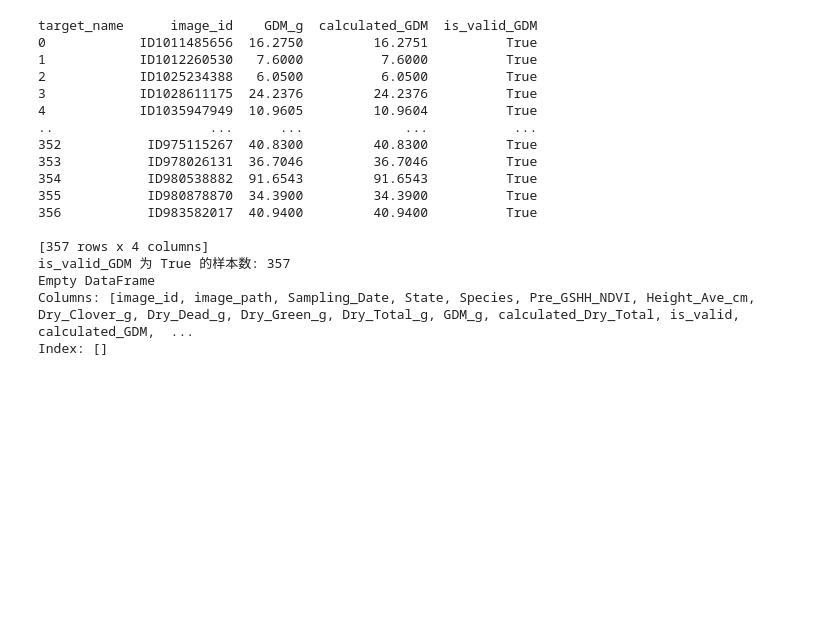
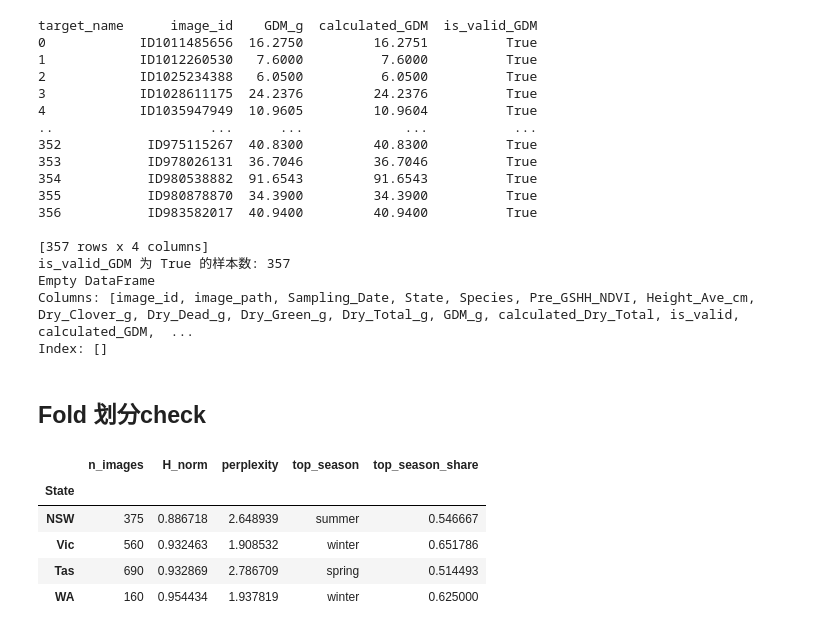
Before and after one commit to Happenmass/kaggle-csrio, a Jupyter notebook: data_feature_inspector/inspector.ipynb, the cells around one changed output. Saved outputs shown, nothing was run; the diff lists cells and outputs as text; code cells hidden in the pictures; blank space fills up the shorter version.

```diff
--- a/data_feature_inspector/inspector.ipynb
+++ b/data_feature_inspector/inspector.ipynb
@@ -240,3 +255,44 @@ is_valid_GDM 为 True 的样本数: 357
 Empty DataFrame
 Columns: [image_id, image_path, Sampling_Date, State, Species, Pre_GSHH_NDVI, Height_Ave_cm, Dry_Clover_g, Dry_Dead_g, Dry_Green_g, Dry_Total_g, GDM_g, calculated_Dry_Total, is_valid, calculated_GDM,  ...
 Index: []
+# %% [markdown]
+## Fold 划分check
+# %%
+import numpy as np
+
+def entropy(p, eps=1e-12):
+    p = np.asarray(p, dtype=float)
+    p = p[p > 0]
+    p = np.clip(p, eps, 1.0)
+    return float(-(p * np.log(p)).sum())
+
+def norm_entropy(p):
+    # 归一化到 [0,1]，便于不同类别数对比
+    p = np.asarray(p, dtype=float)
+    k = (p > 0).sum()
+    if k <= 1:
+        return 0.0
+    return entropy(p) / np.log(k)
+
+def perplexity(p):
+    # 有效类别数 = exp(H)
+    return float(np.exp(entropy(p)))
+
+# 2.1 每个 State 的 season 集中度
+p_state_season = season_per_state.div(season_per_state.sum(axis=1), axis=0)
+state_season_stats = pd.DataFrame({
+    "n_images": season_per_state.sum(axis=1),
+    "H_norm": p_state_season.apply(norm_entropy, axis=1),
+    "perplexity": p_state_season.apply(perplexity, axis=1),
+    "top_season": p_state_season.idxmax(axis=1),
+    "top_season_share": p_state_season.max(axis=1),
+}).sort_values(["H_norm","n_images"])
+
+state_season_stats
+# %% [output]
+|  | n_images | H_norm | perplexity | top_season | top_season_share |
+| State |  |  |  |  |  |
+| NSW | 375 | 0.886718 | 2.648939 | summer | 0.546667 |
+| Vic | 560 | 0.932463 | 1.908532 | winter | 0.651786 |
+| Tas | 690 | 0.932869 | 2.786709 | spring | 0.514493 |
+| WA | 160 | 0.954434 | 1.937819 | winter | 0.625000 |
```
Also changed, not shown: parts of 5 cells of this notebook, 21 other files.
